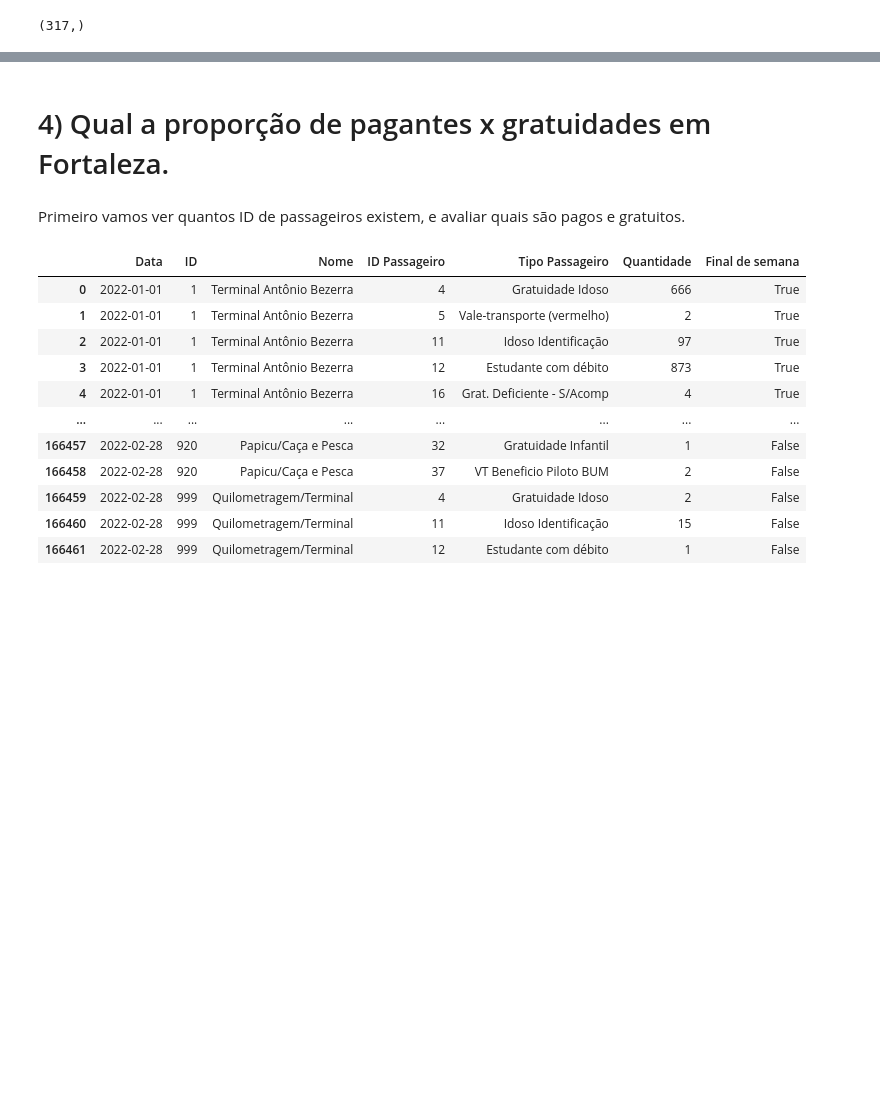
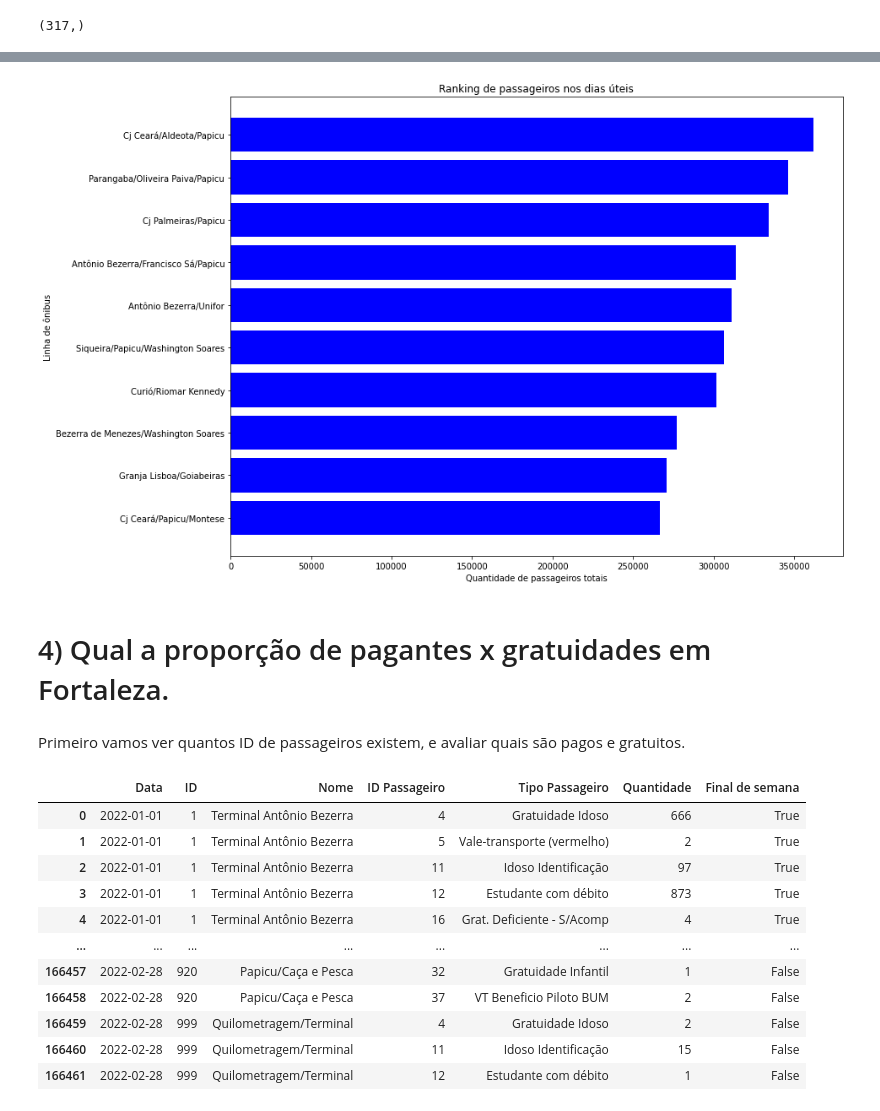
Before and after one commit to candidobri2/datasetonibus, a Jupyter notebook: Análise_onibus_fortaleza.ipynb, the cells around one changed output, grey strips where cells are left out. Saved outputs shown, nothing was run; the diff lists cells and outputs as text; code cells hidden in the pictures; blank space fills up the shorter version.

```diff
--- a/Análise_onibus_fortaleza.ipynb
+++ b/Análise_onibus_fortaleza.ipynb
@@ -643,0 +724,5 @@ demanda_fds.loc[demanda_fds["ID"]==42]
+# %%
+semana = demanda_2.drop_duplicates(subset=['ID']).set_index("ID")["Nome"]
+# %%
+demanda_semanaUtil = demanda_semanaUtil.reset_index()
+demanda_semanaUtil["Nome"] = demanda_semanaUtil['ID'].map(semana)
@@ -644,3 +744,23 @@ demanda_fds.loc[demanda_fds["ID"]==42]
+# %%
+semana_util = demanda_semanaUtil.reindex(index=demanda_semanaUtil.index[::-1])
+# %%
+semana_util = semana_util.drop(0)
+# %%
+x_linha = list(semana_util["Nome"])
+x_linha = [s.strip() for s in x_linha]
+
+y_dias = semana_util["Quantidade"]
+
+
+plt.figure(figsize=(13, 10))
+plt.barh(x_linha,y_dias,color="blue")
+
+plt.xlabel("Quantidade de passageiros totais")
+plt.ylabel("Linha de ônibus")
+plt.title("Ranking de passageiros nos dias úteis")
+plt.savefig("ranking_uteis.png", format="png", bbox_inches='tight')
+# %% [output]
+[figure, added]
 # %% [markdown]
 # 4) Qual a proporção de pagantes x gratuidades em Fortaleza.
 # %% [markdown]
```
Also changed, not shown: parts of 210 cells of this notebook.
